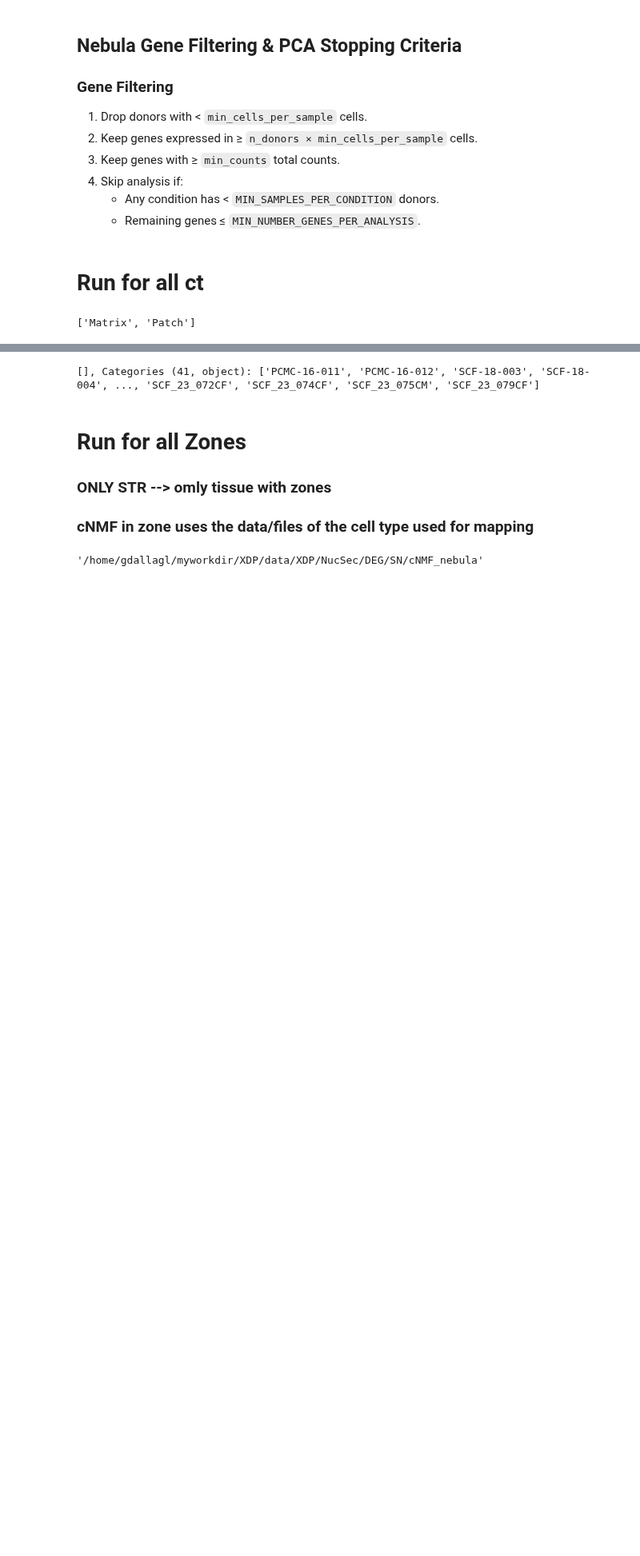
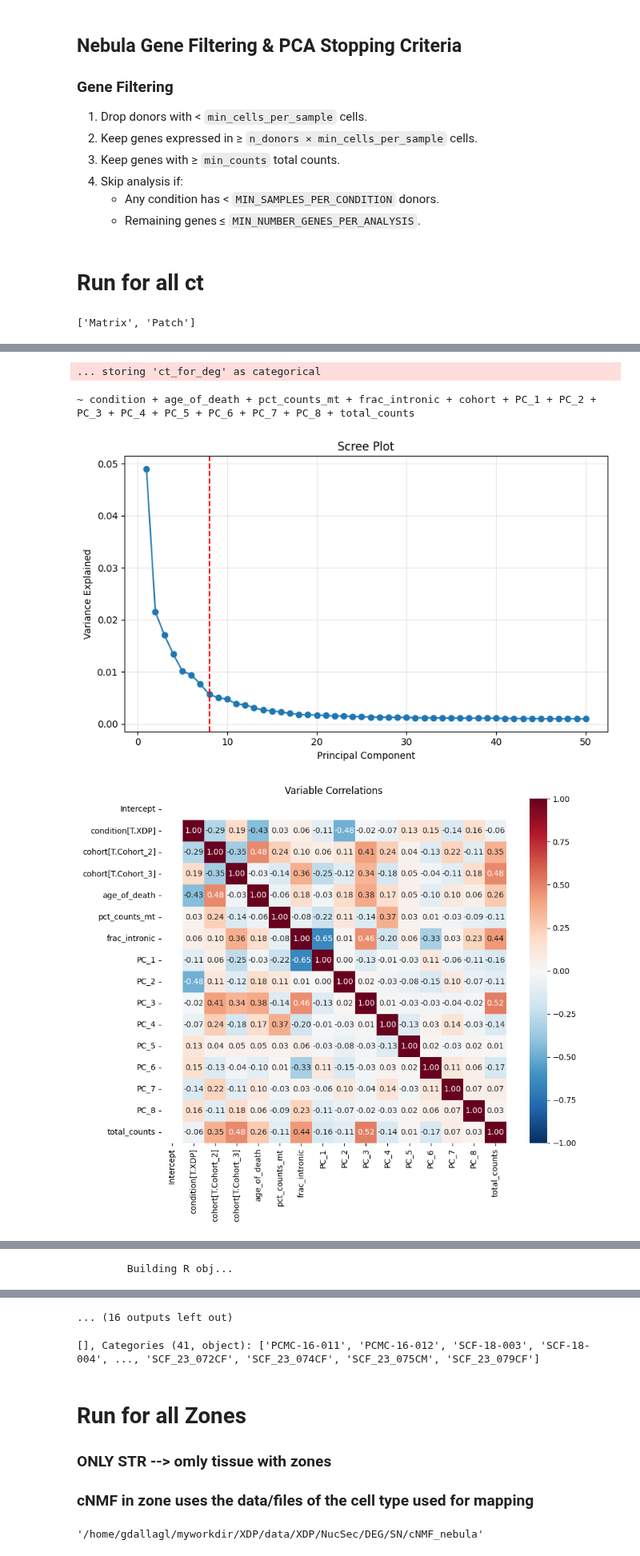
Before and after one commit to 8gabri8/XDP, a Jupyter notebook: script/NucSeq/DEG/NucSeq_DEG_factors.ipynb, the cells around one changed output, grey strips where cells are left out. Shown at 80% size. Cells and saved outputs as stored; diff of their text form; code cells hidden in the pictures; blank space fills up the shorter version.

Commit message:
start GWAS

```diff
--- a/script/NucSeq/DEG/NucSeq_DEG_factors.ipynb
+++ b/script/NucSeq/DEG/NucSeq_DEG_factors.ipynb
@@ -467,0 +523,63 @@ ATTENTION: Dropping 0 cells with NaN covariates: []
+# %%
+for ct in sorted(adata.obs[CT_FOR_DEG_VARIABLE].unique().tolist())[:]:
+
+    #ct="Matrix_D1"
+    if ct.startswith("-"):
+        continue
+
+    if (TYPE_DEG == "cNMF_nebula") and (ct not in ct_forcNMF[TISSUE]):
+        print(f"Skipping {ct} because it's not in the list of cell types to run cNMF on.")
+        continue
+
+    print("\n\n######################\n",ct, "\n######################\n")
+
+    # Select single ct
+    adata_ct = adata[adata.obs[CT_FOR_DEG_VARIABLE] == ct].to_memory().copy()
+    adata_ct.X = adata_ct.layers["counts"].copy()
+    print(np.array_equal(adata_ct.X.data, adata_ct.X.data.astype(int)) if hasattr(adata_ct.X, 'data') else np.array_equal(adata_ct.X, adata_ct.X.astype(int)))
+
+    # adata_ct = adata_ct[adata_ct.obs["zone"].isin(["4"])].copy() # only keep control and XDP for this analsys
+    # print(adata_ct)
+
+    # Define saving apthjs
+    ADATA_PATH_QS = f"{DEG_FOLDER}/{ct}/tmp_{os.path.splitext(os.path.basename(ADATA_PATH))[0]}_{ct}_for_nebula.qs"
+    SAVE_HEALTHY_PCA_RESULT = os.path.dirname(ADATA_PATH_QS)
+    os.makedirs(SAVE_HEALTHY_PCA_RESULT, exist_ok=True)
+    print(ADATA_PATH_QS)
+
+    #break
+
+    if TYPE_DEG == "cNMF_nebula":
+        # For cNMF, we need to provide the spectra file path (with gene names as index)
+            # RAW SPECTRA
+        matches = glob.glob(f"/home/gdallagl/myworkdir/XDP/data/XDP/NucSec/DEG/{TISSUE}/cNMF_nebula/{ct}/cNMF_run_healthy/*.spectra.*.consensus.txt")
+        if len(matches) == 0:
+            # First time for this tissue/ct: no spectra yet.
+            # run_nebula_with_factors will save healthy_cNMF.h5ad and return None.
+            print(f"No spectra found for {ct} — will save healthy h5ad for cNMF training on UGER.")
+            CNMF_SPECTRA_PATH = None
+        elif len(matches) > 1:
+            raise ValueError(f"Expected 1 spectra file for {ct}, found {len(matches)}: {matches}")
+        else:
+            CNMF_SPECTRA_PATH = matches[0]
+    else:
+        CNMF_SPECTRA_PATH = None
+
+
+    # Run enire pipeline for this ct
+    nebula_utils.run_nebula_with_factors(
+        adata_ct,
+        ADATA_PATH_QS, SAVE_HEALTHY_PCA_RESULT, PARALLEL_NEBULA_SCRIPT_PATH,
+        CONTRAST_VARIABLE,CONTRAST_BASELINE, CONTRAST_STIM,
+        SAMPLE_VARIABLE,LIBRARY_SIZE_COL,COVARIATES_FOR_DEG,
+        N_PCS_TO_USE=None, # default knee method
+        variance_threshold=None,delete_tmp_files=True, TYPE_DEG=TYPE_DEG,
+        MIN_SAMPLES_PER_CONDITION=4, MIN_NUMBER_GENES_PER_ANALYSIS=3000,
+
+        # Attention: spectra file expected to be in fixed place
+            #/home/gdallagl/myworkdir/XDP/data/XDP/NucSec/DEG/{TISSUE}/cNMF_nebula/{ct}/cNMF_run_healthy/cNMF_spectra.txt
+        CNMF_SPECTRA_PATH=CNMF_SPECTRA_PATH
+    )
+
+    #break
+# %% [output]
@@ -467,0 +613,4 @@ ATTENTION: Dropping 0 cells with NaN covariates: []
+... storing 'ct_for_deg' as categorical
+~ condition + age_of_death + pct_counts_mt + frac_intronic + cohort + PC_1 + PC_2 + PC_3 + PC_4 + PC_5 + PC_6 + PC_7 + PC_8 + total_counts
+[figure, added]
+[figure, added]
@@ -467,0 +667 @@ ATTENTION: Dropping 0 cells with NaN covariates: []
+        Building R obj...
@@ -468,3 +675,4 @@ ATTENTION: Dropping 0 cells with NaN covariates: []
+... (16 outputs left out)
 # %%
 adata.obs[adata.obs[CONTRAST_VARIABLE].isna()][SAMPLE_VARIABLE].unique()
 # %% [output]
```
Also changed, not shown: parts of 11 cells of this notebook, 23 other files.
